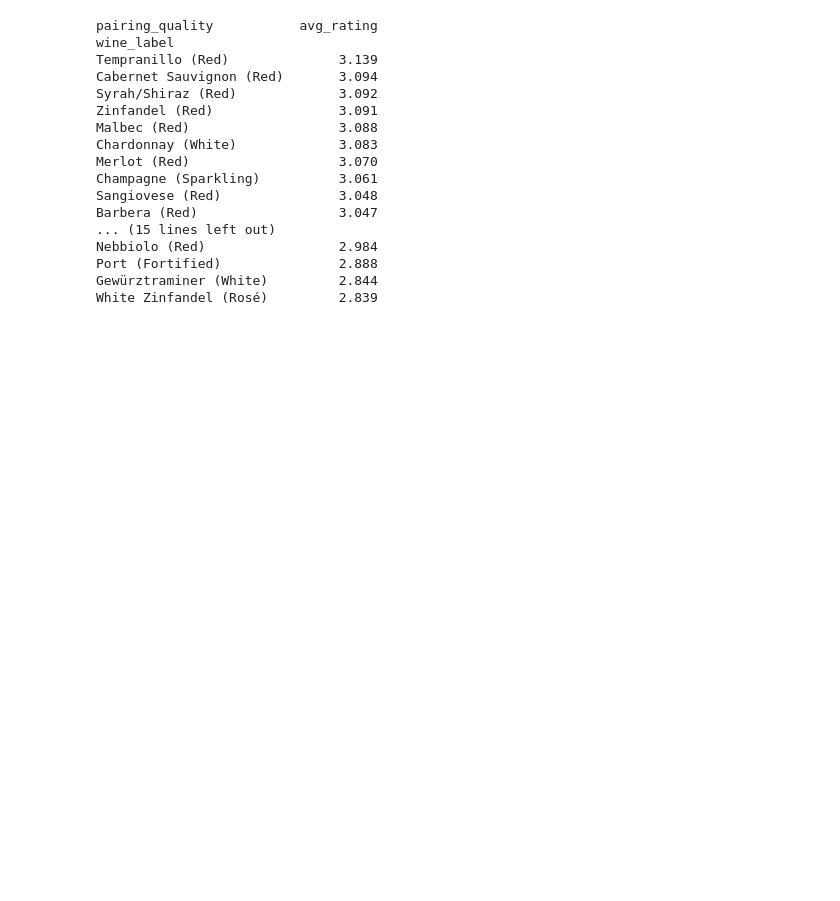
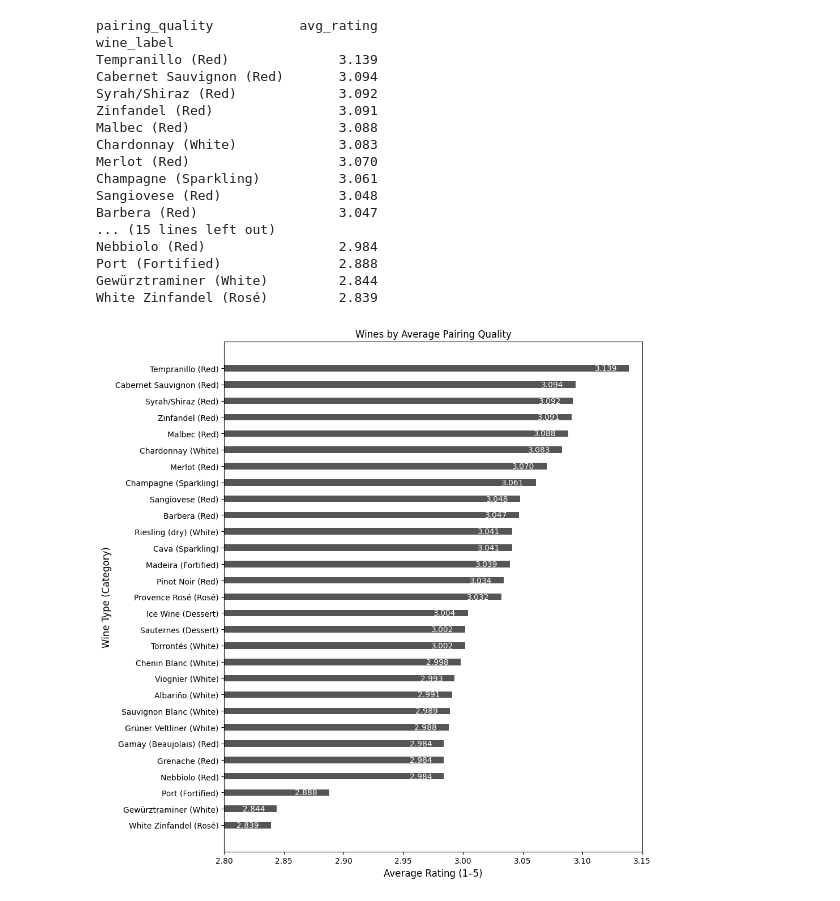
Before and after one commit to juliaalcribeiro/final_project, a Jupyter notebook: notebook/1_EDA_initial.ipynb, the cells around one changed output. Saved outputs shown, nothing was run; the diff lists cells and outputs as text; code cells hidden in the pictures; blank space fills up the shorter version.

```diff
--- a/notebook/1_EDA_initial.ipynb
+++ b/notebook/1_EDA_initial.ipynb
@@ -343,5 +343,64 @@ Nebbiolo (Red)                 2.984
 Port (Fortified)               2.888
 Gewürztraminer (White)         2.844
 White Zinfandel (Rosé)         2.839
+# %%
+import matplotlib.pyplot as plt
+import pandas as pd
+
+data = {
+    'avg_rating': [3.139, 3.094, 3.092, 3.091, 3.088, 3.083, 3.070, 3.061, 3.048, 3.047, 3.041, 3.041, 3.039, 3.034, 3.032, 3.004, 3.002, 3.002, 2.998, 2.993, 2.991, 2.989, 2.988, 2.984, 2.984, 2.984, 2.888, 2.844, 2.839]
+}
+index = [
+    'Tempranillo (Red)', 'Cabernet Sauvignon (Red)', 'Syrah/Shiraz (Red)', 'Zinfandel (Red)', 'Malbec (Red)',
+    'Chardonnay (White)', 'Merlot (Red)', 'Champagne (Sparkling)', 'Sangiovese (Red)', 'Barbera (Red)',
+    'Riesling (dry) (White)', 'Cava (Sparkling)', 'Madeira (Fortified)', 'Pinot Noir (Red)',
+    'Provence Rosé (Rosé)', 'Ice Wine (Dessert)', 'Sauternes (Dessert)', 'Torrontés (White)',
+    'Chenin Blanc (White)', 'Viognier (White)', 'Albariño (White)', 'Sauvignon Blanc (White)',
+    'Grüner Veltliner (White)', 'Gamay (Beaujolais) (Red)', 'Grenache (Red)', 'Nebbiolo (Red)',
+    'Port (Fortified)', 'Gewürztraminer (White)', 'White Zinfandel (Rosé)'
+]
+pivot_sorted = pd.DataFrame(data, index=index)
+
+
+plt.figure(figsize=(10, 10))
+
+# Reduce bar thickness (height=0.4)
+plt.barh(
+    pivot_sorted.index,
+    pivot_sorted['avg_rating'],
+    height=0.4,
+    color='#555555'   # dark gray
+)
+
+plt.gca().invert_yaxis()
+plt.title('Wines by Average Pairing Quality', fontsize=12)
+plt.xlabel('Average Rating (1–5)', fontsize=12)
+plt.ylabel('Wine Type (Category)', fontsize=12)
+
+# **CHANGE 1: Limit the x-axis to "shorten" the bars**
+# Set the maximum limit to 3.15 (slightly larger than the maximum value 3.139)
+# The minimum limit can be adjusted for focus, here we use 3.0
+plt.xlim(2.8, 3.15)
+
+
+# **CHANGE 2: Bar Labels (inside the plot area)**
+for i, v in enumerate(pivot_sorted['avg_rating']):
+    # x Position: v - 0.01 (moves the text inside the bar)
+    # Color: 'white' (to contrast with the dark bar)
+    # Horizontal Alignment: 'right' (anchors the text to the internal edge)
+    plt.text(
+        v - 0.01,
+        i,
+        f'{v:.3f}', # Format to 3 decimal places
+        va='center',
+        ha='right', # Right alignment to keep it inside the bar
+        color='white', # White color for contrast
+        fontsize=10
+    )
+
+plt.tight_layout()
+plt.show()
+# %% [output]
+[figure, added]
 # %%
 import matplotlib.pyplot as plt
```
Also changed, not shown: parts of 2 cells of this notebook, 3 other files.
